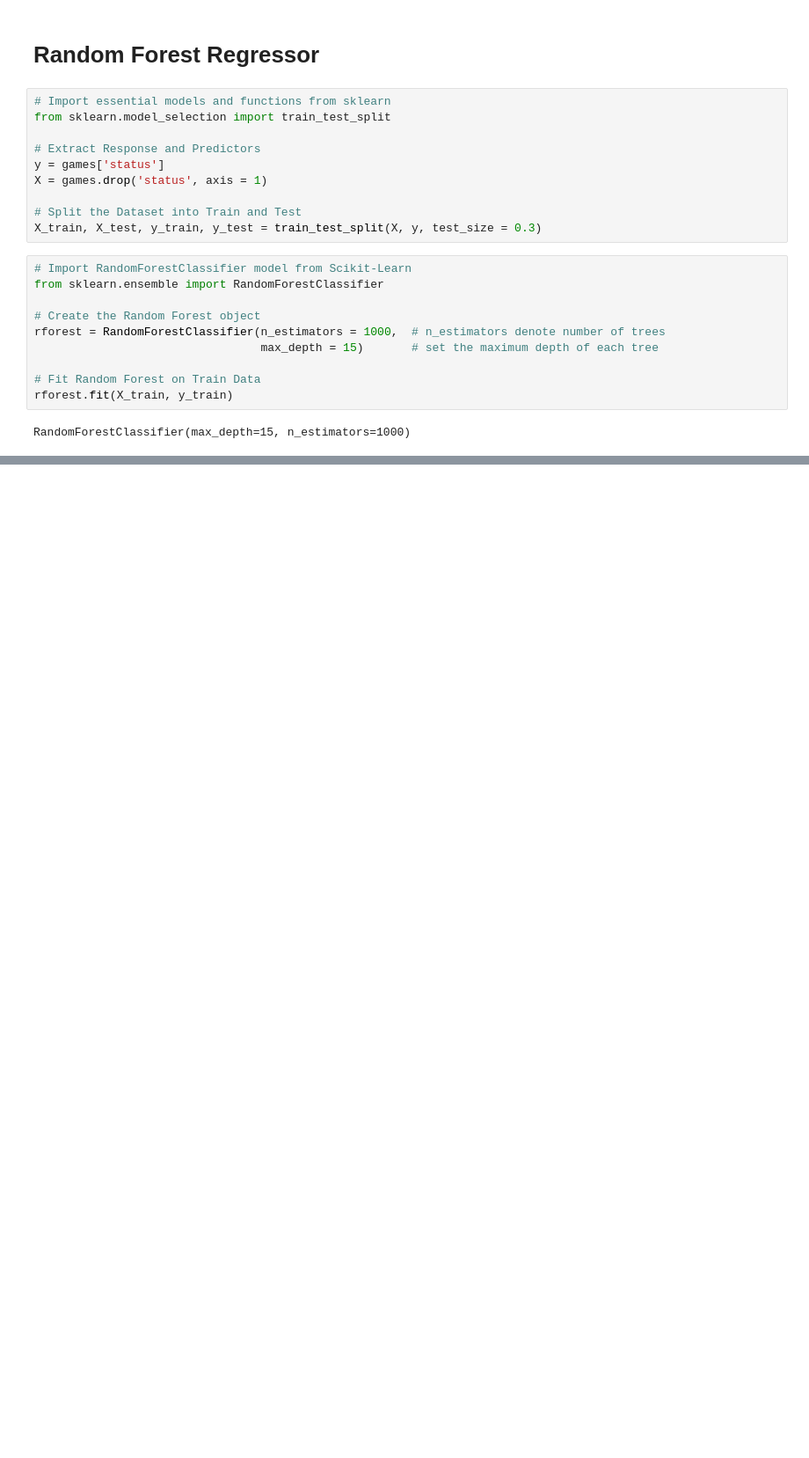
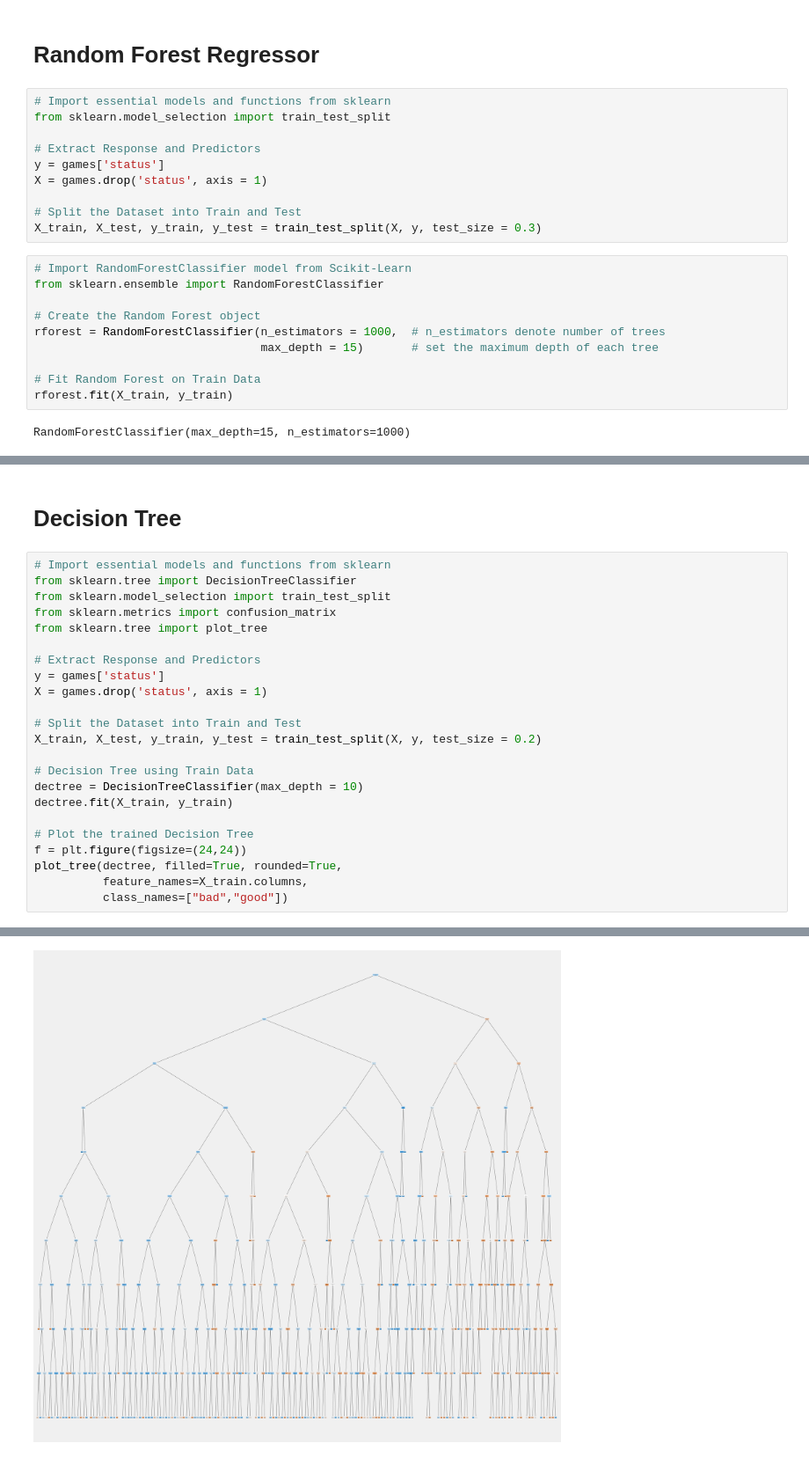
Before and after one commit to Pante/SC1015-Project, a Jupyter notebook: Machine Learning.ipynb, the cells around one changed output, grey strips where cells are left out. Shown at 88% size. Cells and saved outputs as stored; diff of their text form; blank space fills up the shorter version.

```diff
--- a/Machine Learning.ipynb
+++ b/Machine Learning.ipynb
@@ -238,0 +239,26 @@ FNR Test :       0.0931899641577061
+# %% [markdown]
+# Decision Tree
+# %%
+# Import essential models and functions from sklearn
+from sklearn.tree import DecisionTreeClassifier
+from sklearn.model_selection import train_test_split
+from sklearn.metrics import confusion_matrix
+from sklearn.tree import plot_tree
+
+# Extract Response and Predictors
+y = games['status']
+X = games.drop('status', axis = 1)
+
+# Split the Dataset into Train and Test
+X_train, X_test, y_train, y_test = train_test_split(X, y, test_size = 0.2)
+
+# Decision Tree using Train Data
+dectree = DecisionTreeClassifier(max_depth = 10)
+dectree.fit(X_train, y_train)
+
+# Plot the trained Decision Tree
+f = plt.figure(figsize=(24,24))
+plot_tree(dectree, filled=True, rounded=True,
+          feature_names=X_train.columns,
+          class_names=["bad","good"])
+# %% [output]
@@ -238,0 +282 @@ FNR Test :       0.0931899641577061
+[figure, added]
```
Also changed, not shown: parts of 21 cells of this notebook, 4 other files.
